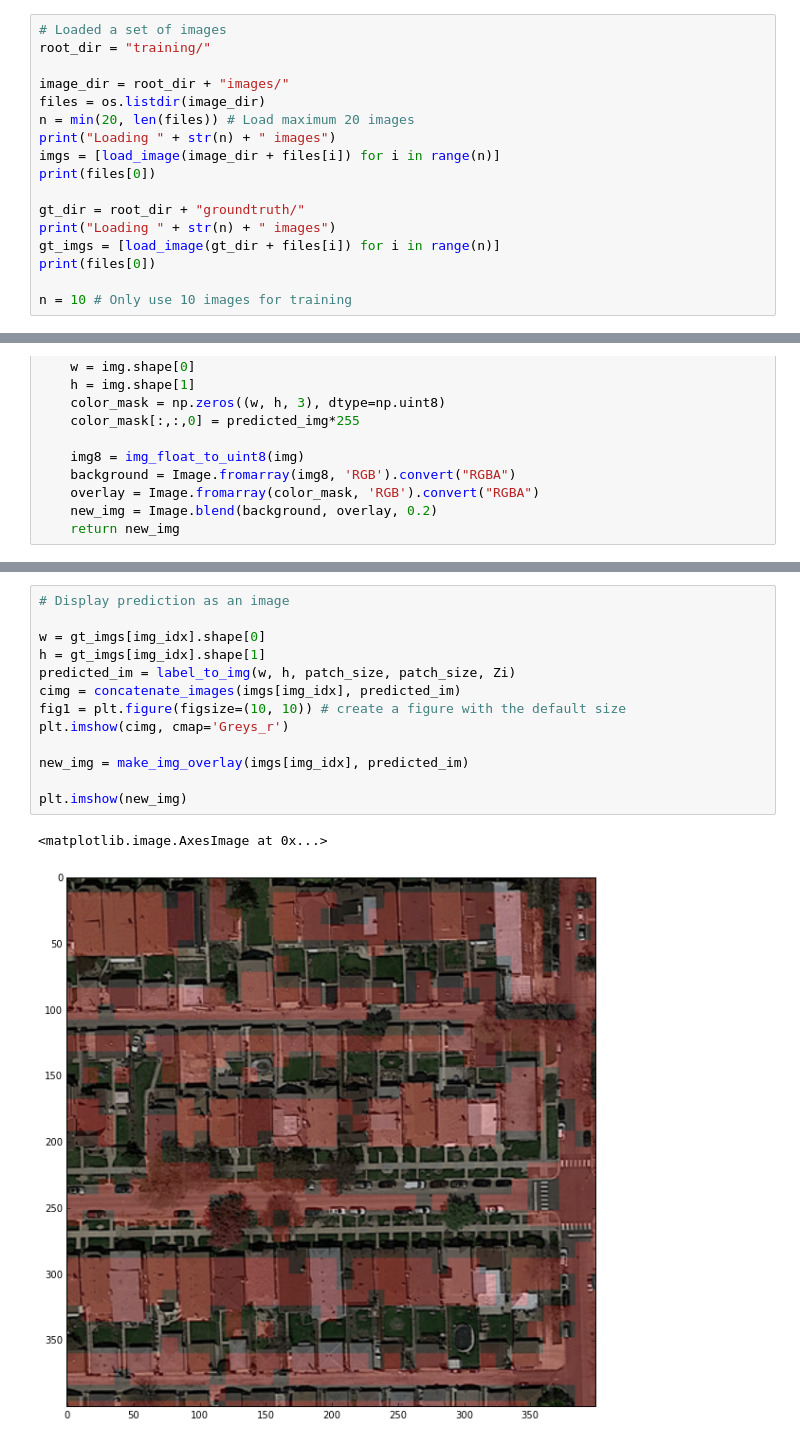
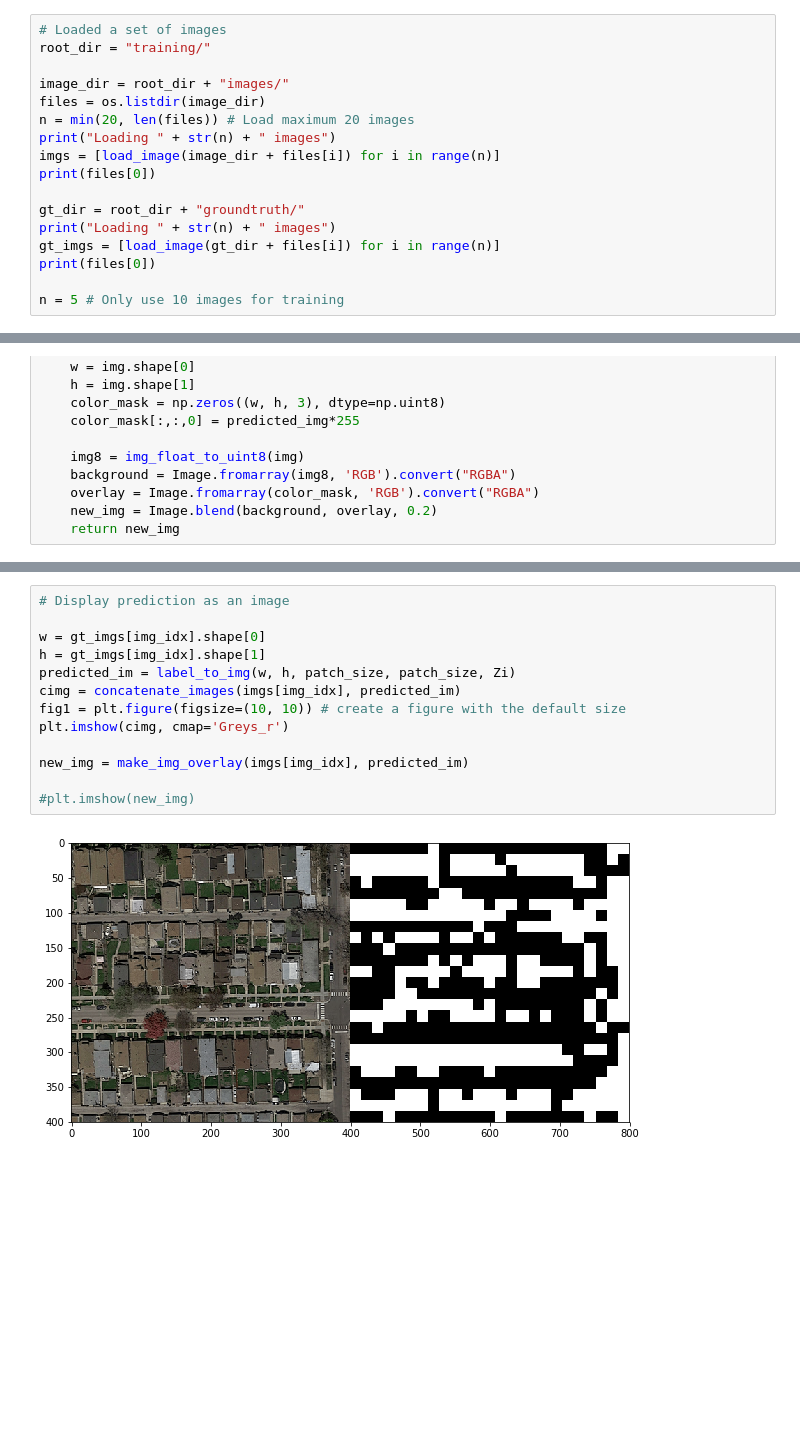
Before and after one commit to MikaelMorales/ML_Project, a Jupyter notebook: project_road_segmentation/segment_aerial_images.ipynb, the cells around one changed output, grey strips where cells are left out. Saved outputs shown, nothing was run; the diff lists cells and outputs as text; blank space fills up the shorter version.

```diff
--- a/project_road_segmentation/segment_aerial_images.ipynb
+++ b/project_road_segmentation/segment_aerial_images.ipynb
@@ -63,7 +63,7 @@ print("Loading " + str(n) + " images")
 gt_imgs = [load_image(gt_dir + files[i]) for i in range(n)]
 print(files[0])
 
-n = 10 # Only use 10 images for training
+n = 5 # Only use 10 images for training
 # %% [output]
 Loading 20 images
 satImage_001.png
@@ -220,16 +220,15 @@ plt.scatter(Xi[:, 0], Xi[:, 1], c=Zi, edgecolors='k', cmap=plt.cm.Paired)
 # %%
 # Display prediction as an image
 
 w = gt_imgs[img_idx].shape[0]
 h = gt_imgs[img_idx].shape[1]
 predicted_im = label_to_img(w, h, patch_size, patch_size, Zi)
 cimg = concatenate_images(imgs[img_idx], predicted_im)
 fig1 = plt.figure(figsize=(10, 10)) # create a figure with the default size
 plt.imshow(cimg, cmap='Greys_r')
 
 new_img = make_img_overlay(imgs[img_idx], predicted_im)
 
-plt.imshow(new_img)
+#plt.imshow(new_img)
 # %% [output]
-<matplotlib.image.AxesImage at 0x...>
-[figure, old version]
+[figure, new version]
```
Also changed, not shown: parts of 7 cells of this notebook, 58 other files.
